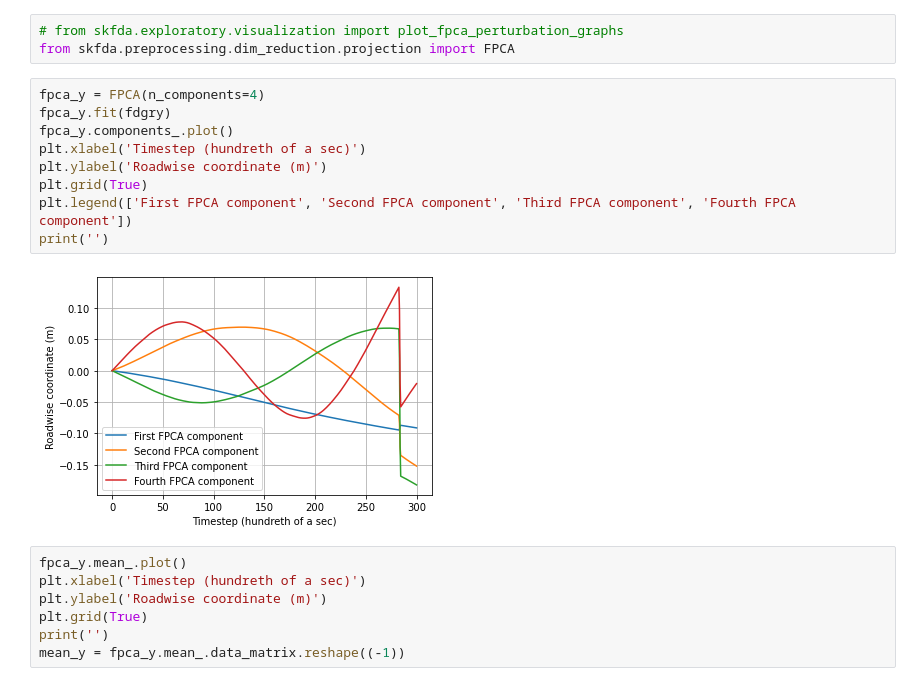
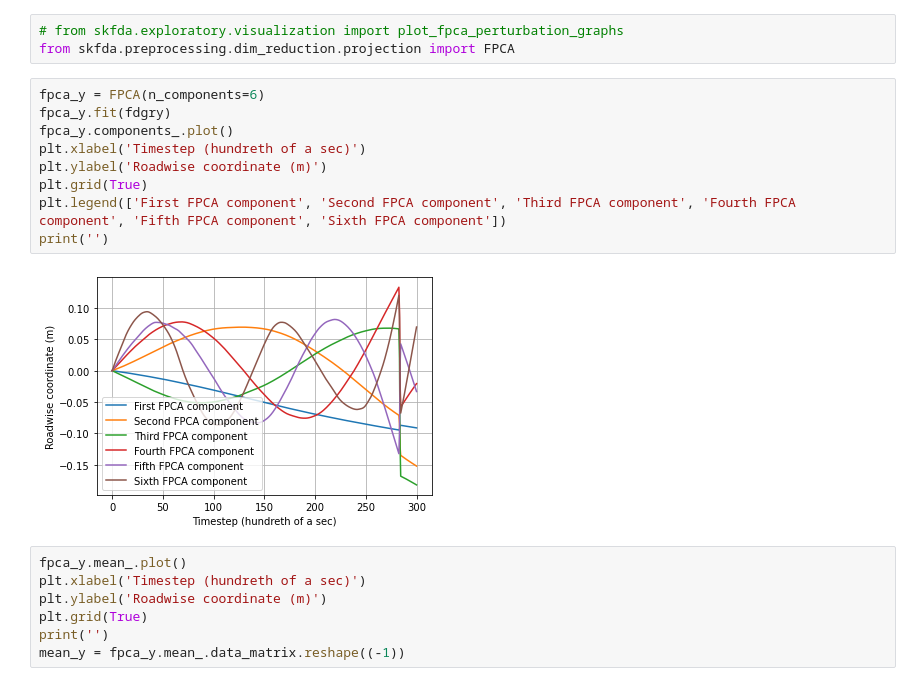
Before and after one commit to thinhhoang95/anomaly-detection-ngsim2, a Jupyter notebook: pwms_spherical/2_why_fpca_fourier.ipynb, the cells around one changed output. Cells and saved outputs as stored; diff of their text form.

```diff
--- a/pwms_spherical/2_why_fpca_fourier.ipynb
+++ b/pwms_spherical/2_why_fpca_fourier.ipynb
@@ -51,16 +54,16 @@ fdgry = skfda.FDataGrid(container_y_np, np.arange(container_y_np.shape[1]))
 # from skfda.exploratory.visualization import plot_fpca_perturbation_graphs
 from skfda.preprocessing.dim_reduction.projection import FPCA
 # %%
-fpca_y = FPCA(n_components=4)
+fpca_y = FPCA(n_components=6)
 fpca_y.fit(fdgry)
 fpca_y.components_.plot()
 plt.xlabel('Timestep (hundreth of a sec)')
 plt.ylabel('Roadwise coordinate (m)')
 plt.grid(True)
-plt.legend(['First FPCA component', 'Second FPCA component', 'Third FPCA component', 'Fourth FPCA component'])
+plt.legend(['First FPCA component', 'Second FPCA component', 'Third FPCA component', 'Fourth FPCA component', 'Fifth FPCA component', 'Sixth FPCA component'])
 print('')
 # %% [output]
-[figure, old version]
+[figure, new version]
 # %%
 fpca_y.mean_.plot()
 plt.xlabel('Timestep (hundreth of a sec)')
```
Also changed, not shown: parts of 37 cells of this notebook.
